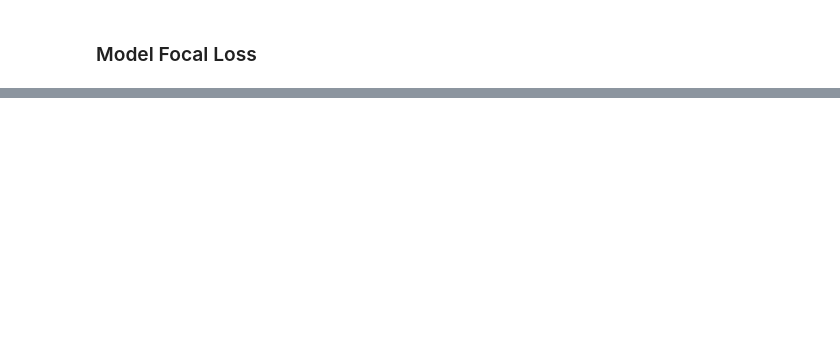
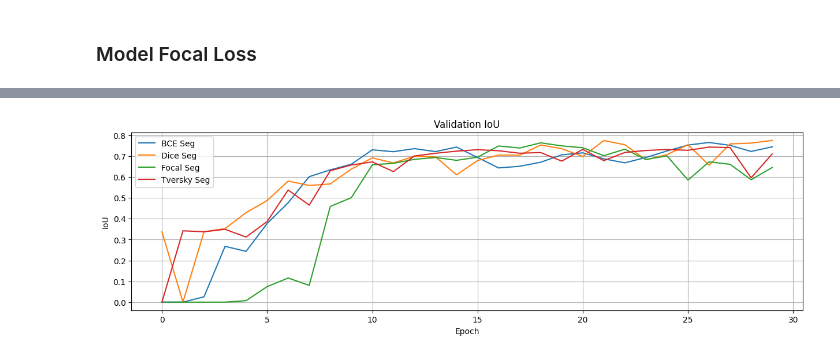
Before and after one commit to xSICHx/DLS_sem1, a Jupyter notebook: hw_6_semantic_segmantation/hw_6_semantic_segmentation.ipynb, the cells around one changed output, grey strips where cells are left out. Drawn from its saved outputs; the diff is of its cells as text; code cells hidden in the pictures; blank space fills up the shorter version.

```diff
--- a/hw_6_semantic_segmantation/hw_6_semantic_segmentation.ipynb
+++ b/hw_6_semantic_segmantation/hw_6_semantic_segmentation.ipynb
@@ -1421,4 +1232,4 @@ epochs = 20
 ckpt_path = './unet_focal_checkpoints'
 os.makedirs(ckpt_path, exist_ok=True)
 # %%
-model, statistics_focal = train(model, optimizer, criterion, epochs, train_dataloader, valid_dataloader, device, ckpt_path)
+model, statistics_unet_focal = train(model, optimizer, criterion, epochs, train_dataloader, valid_dataloader, device, ckpt_path)
@@ -1466,0 +1240,23 @@ tensor(0.6733, device='cuda:0')
+# %%
+import matplotlib.pyplot as plt
+
+# Словарь с подписями и данными
+models_stats = {
+    "BCE Seg": statistics,
+    "Dice Seg": statistics_dice,
+    "Focal Seg": statistics_focal,
+    "Tversky Seg": statistics_tversky
+}
+
+# ---------- Plot: Validation IoU ----------
+plt.figure()
+for name, stats in models_stats.items():
+    plt.plot(stats['val_iou'], label=name)
+plt.title('Validation IoU')
+plt.xlabel('Epoch')
+plt.ylabel('IoU')
+plt.legend()
+plt.grid(True)
+plt.show()
+# %% [output]
+[figure, added]
```
Also changed, not shown: parts of 38 cells of this notebook.
